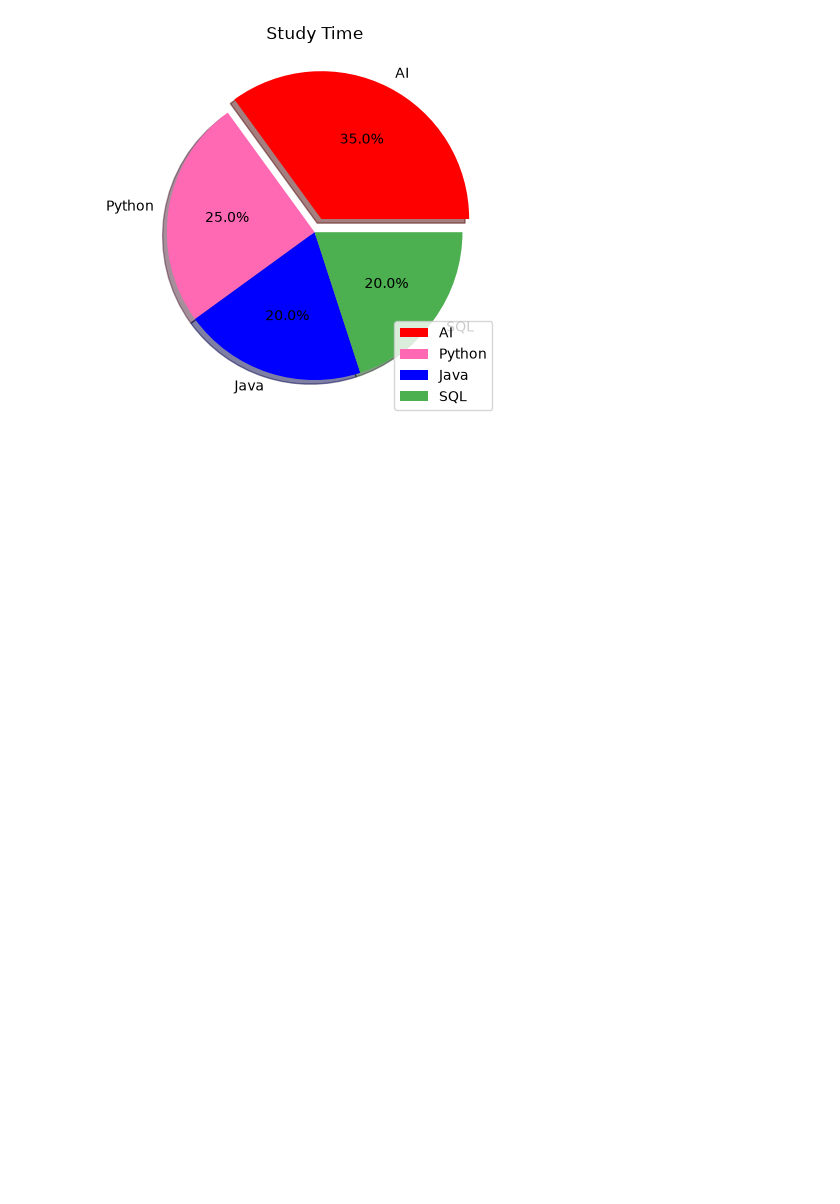
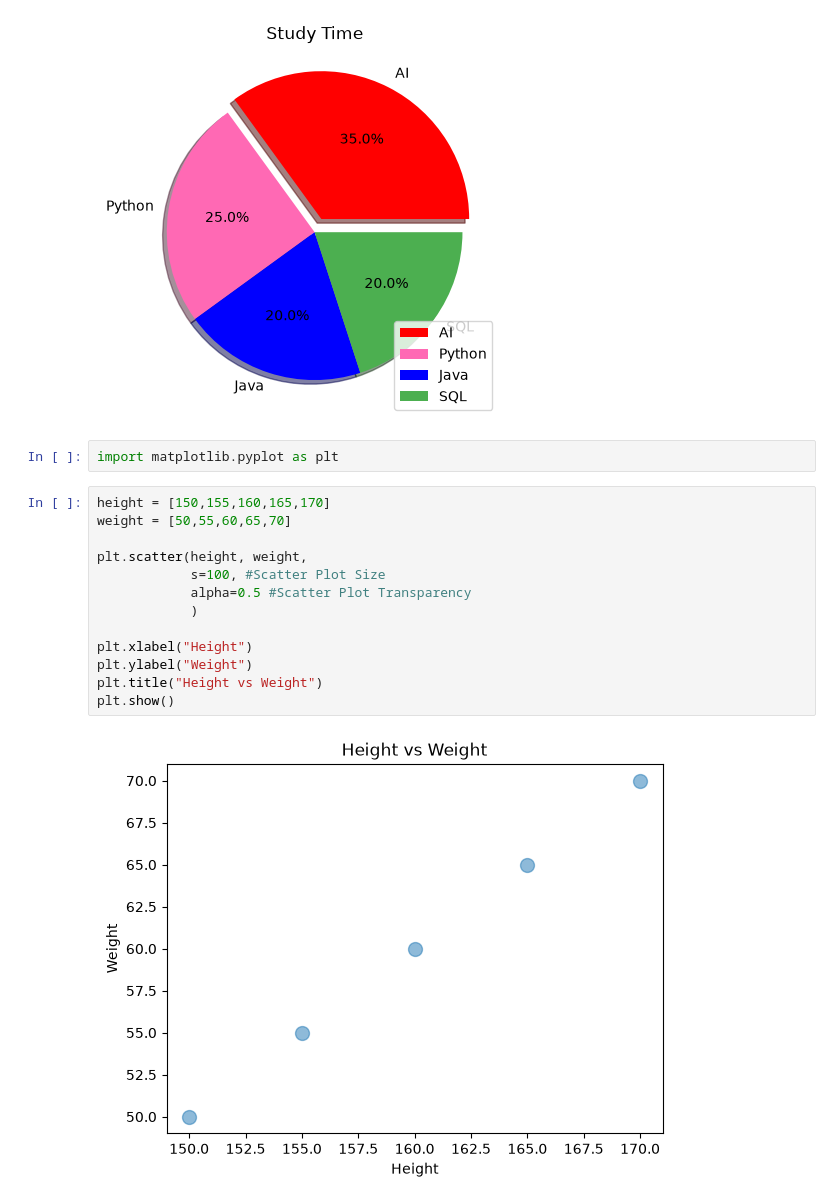
Before and after one commit to RituRai-03/Data-Visualization, a Jupyter notebook: Matplotlib.ipynb, the cells around one changed output. Drawn from its saved outputs; the diff is of its cells as text; blank space fills up the shorter version.

```diff
--- a/Matplotlib.ipynb
+++ b/Matplotlib.ipynb
@@ -134,3 +134,20 @@ plt.legend()
 plt.show()
 # %% [output]
 [figure]
+# %%
+import matplotlib.pyplot as plt
+# %%
+height = [150,155,160,165,170]
+weight = [50,55,60,65,70]
+
+plt.scatter(height, weight,
+            s=100, #Scatter Plot Size
+            alpha=0.5 #Scatter Plot Transparency
+            )
+
+plt.xlabel("Height")
+plt.ylabel("Weight")
+plt.title("Height vs Weight")
+plt.show()
+# %% [output]
+[figure, added]
```
Also changed, not shown: parts of 3 cells of this notebook.
